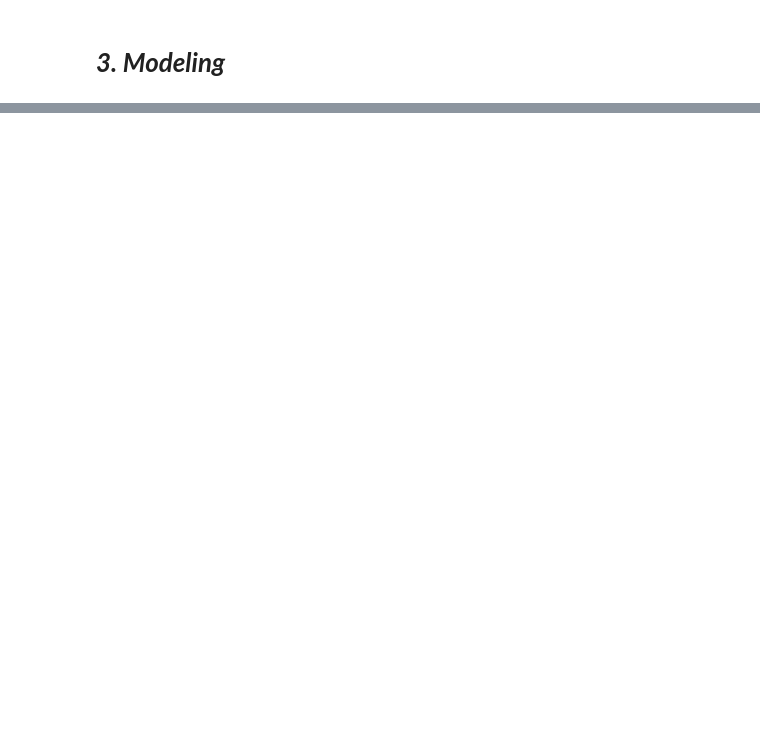
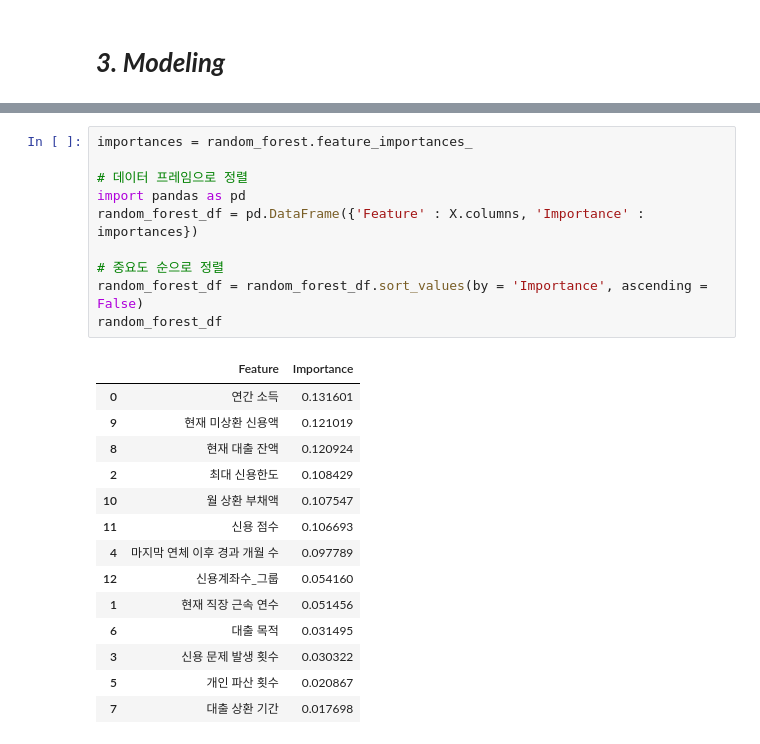
Before and after one commit to tntnu/default, a Jupyter notebook: [개인프로젝트연습]_채무불이행여부예측_1차.ipynb, the cells around one changed output, grey strips where cells are left out. Cells and saved outputs as stored; diff of their text form; blank space fills up the shorter version.

```diff
--- a/[개인프로젝트연습]_채무불이행여부예측_1차.ipynb
+++ b/[개인프로젝트연습]_채무불이행여부예측_1차.ipynb
@@ -1346,0 +1540,25 @@ feature = ['주거 형태', '연간 소득', '현재 직장 근속 연수', '체
+# %%
+importances = random_forest.feature_importances_
+
+# 데이터 프레임으로 정렬
+import pandas as pd
+random_forest_df = pd.DataFrame({'Feature' : X.columns, 'Importance' : importances})
+
+# 중요도 순으로 정렬
+random_forest_df = random_forest_df.sort_values(by = 'Importance', ascending = False)
+random_forest_df
+# %% [output]
+|  | Feature | Importance |
+| 0 | 연간 소득 | 0.131601 |
+| 9 | 현재 미상환 신용액 | 0.121019 |
+| 8 | 현재 대출 잔액 | 0.120924 |
+| 2 | 최대 신용한도 | 0.108429 |
+| 10 | 월 상환 부채액 | 0.107547 |
+| 11 | 신용 점수 | 0.106693 |
+| 4 | 마지막 연체 이후 경과 개월 수 | 0.097789 |
+| 12 | 신용계좌수_그룹 | 0.054160 |
+| 1 | 현재 직장 근속 연수 | 0.051456 |
+| 6 | 대출 목적 | 0.031495 |
+| 3 | 신용 문제 발생 횟수 | 0.030322 |
+| 5 | 개인 파산 횟수 | 0.020867 |
+| 7 | 대출 상환 기간 | 0.017698 |
```
Also changed, not shown: parts of 25 cells of this notebook.
